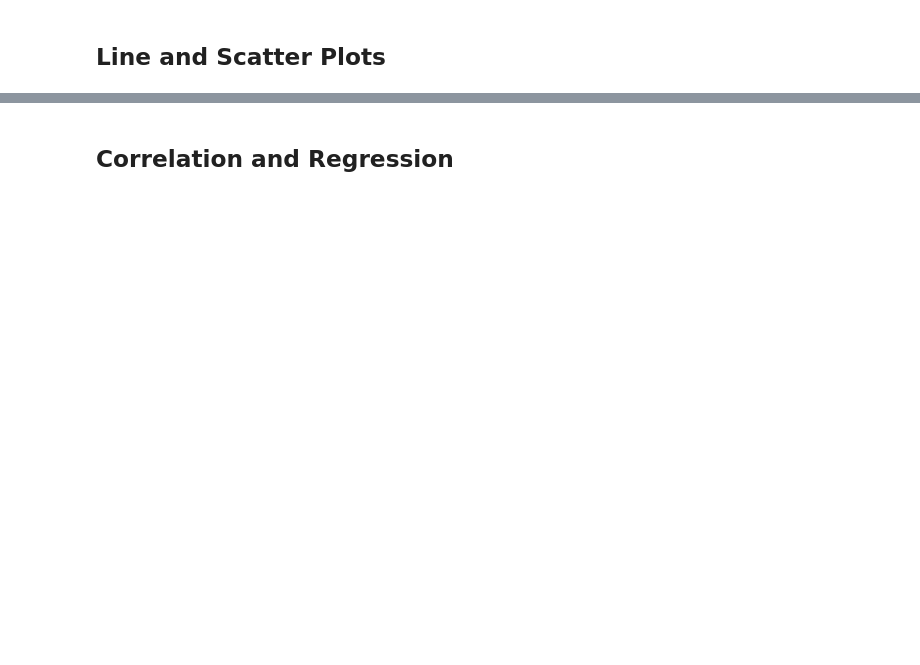
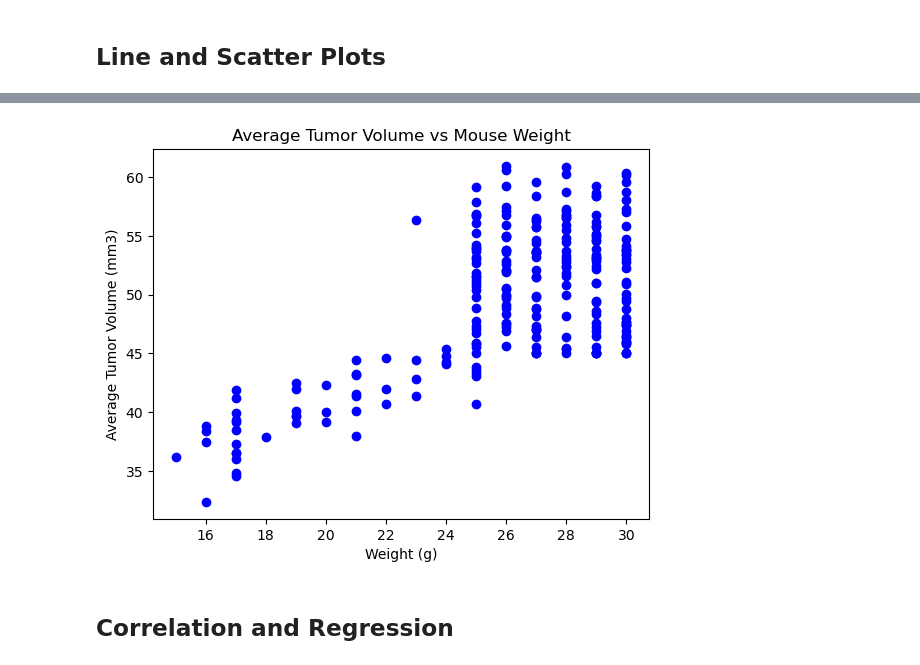
Before and after one commit to athiaq/Matplotlib-Challenge, a Jupyter notebook: module_5_starter_code/Pymaceuticals/pymaceuticals_starter.ipynb, the cells around one changed output, grey strips where cells are left out. Cells and saved outputs as stored; diff of their text form; code cells hidden in the pictures; blank space fills up the shorter version.

```diff
--- a/module_5_starter_code/Pymaceuticals/pymaceuticals_starter.ipynb
+++ b/module_5_starter_code/Pymaceuticals/pymaceuticals_starter.ipynb
@@ -253,3 +266,16 @@ KeyError: 0.25
+# %%
+# Generate a scatter plot of average tumor volume vs. mouse weight for the Capomulin regimen
+fig1, ax1 = plt.subplots()
+avg_tumor_vol_weight = clean_df.groupby(["Mouse ID"]).mean()
+
+plt.title("Average Tumor Volume vs Mouse Weight")
+plt.xlabel("Weight (g)")
+plt.ylabel("Average Tumor Volume (mm3)")
+
+plt.scatter(avg_tumor_vol_weight["Weight (g)"], avg_tumor_vol_weight["Tumor Volume (mm3)"], marker="o", color = "blue")
+plt.show()
+# %% [output]
+[figure, added]
 # %% [markdown]
 ## Correlation and Regression
 # %%
```
Also changed, not shown: parts of 7 cells of this notebook.
